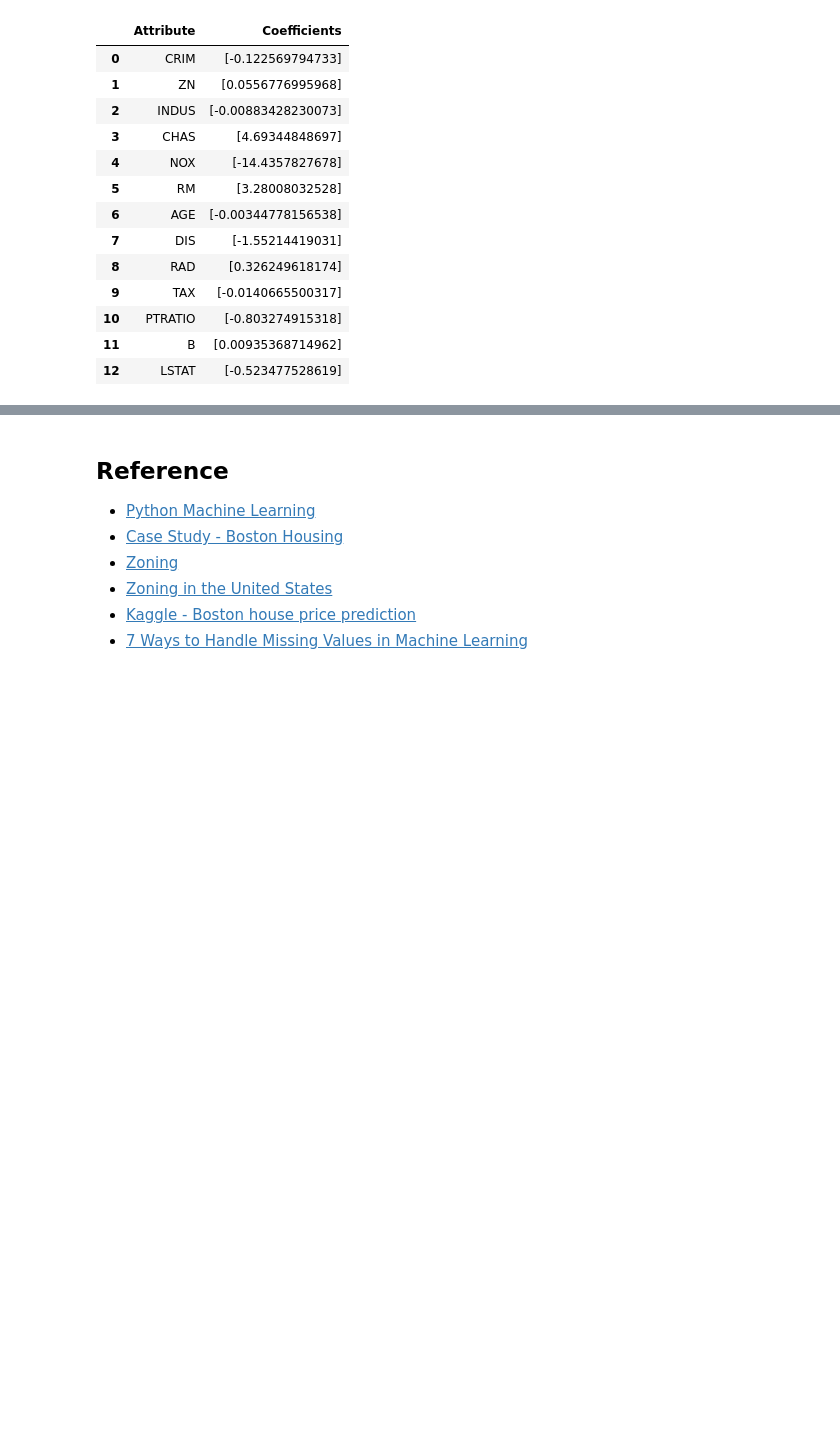
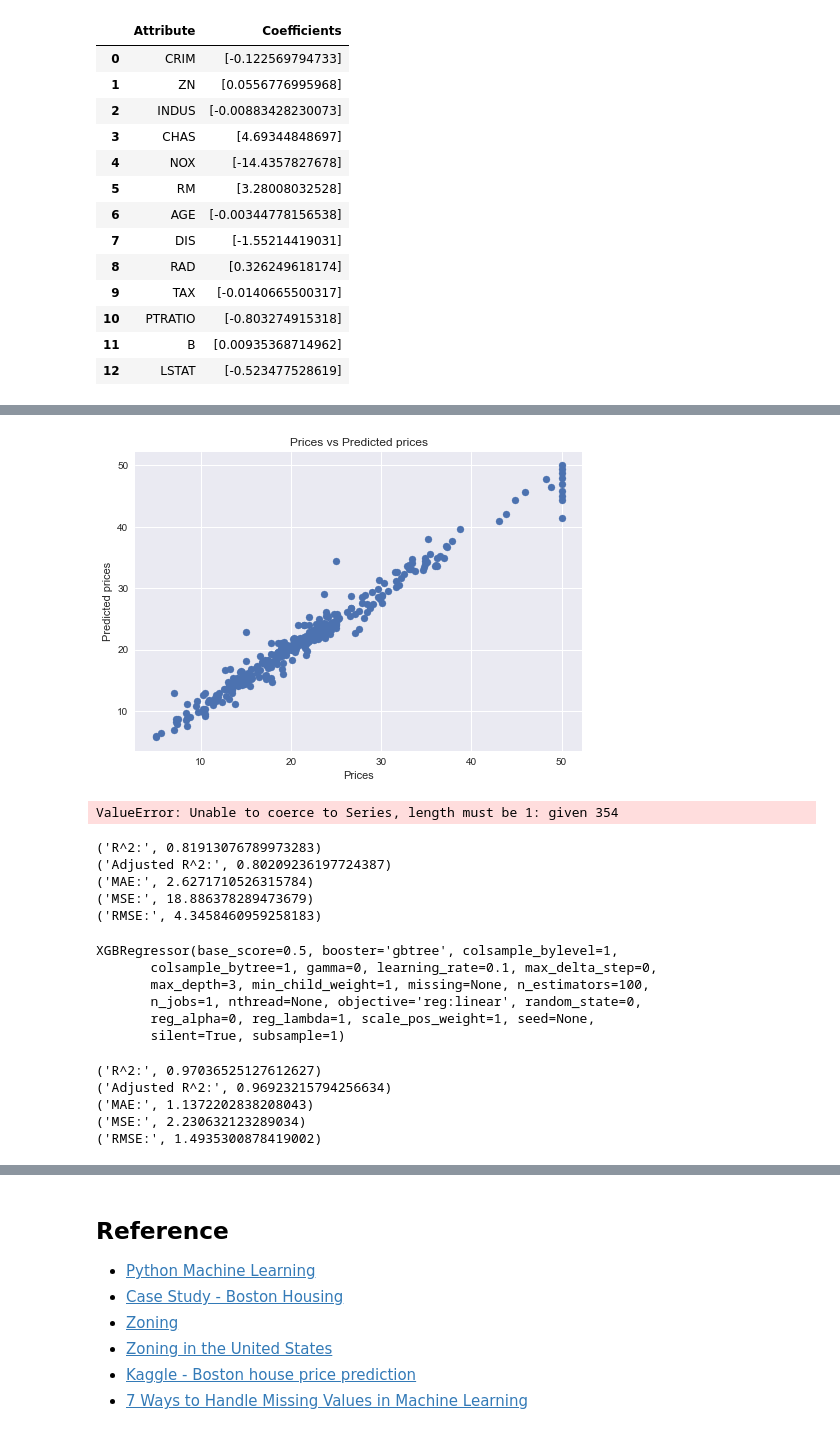
Before and after one commit to WenxuanZhang/Python-Cheat-Sheet, a Jupyter notebook: Machine Learning.ipynb, the cells around one changed output, grey strips where cells are left out. Drawn from its saved outputs; the diff is of its cells as text; code cells hidden in the pictures; blank space fills up the shorter version.

```diff
--- a/Machine Learning.ipynb
+++ b/Machine Learning.ipynb
@@ -298,0 +396,2 @@ coeffcients
+# %%
+y_pred = reg.predict(X_train)
@@ -298,0 +411,9 @@ coeffcients
+# %%
+# Visualizing the differences between actual prices and predicted values
+plt.scatter(y_train, y_pred)
+plt.xlabel("Prices")
+plt.ylabel("Predicted prices")
+plt.title("Prices vs Predicted prices")
+plt.show()
+# %% [output]
+[figure, added]
@@ -298,0 +422,40 @@ coeffcients
+# %%
+# Checking residuals
+plt.scatter(y_pred,y_train-y_pred)
+plt.title("Predicted vs residuals")
+plt.xlabel("Predicted")
+plt.ylabel("Residuals")
+plt.show()
+# %% [output]
+ValueError: Unable to coerce to Series, length must be 1: given 354
+# %%
+y_test_pred = reg.predict(X_test)
+# Model Evaluation
+acc_rf = metrics.r2_score(y_test, y_test_pred)
+print('R^2:', acc_rf)
+print('Adjusted R^2:',1 - (1-metrics.r2_score(y_test, y_test_pred))*(len(y_test)-1)/(len(y_test)-X_test.shape[1]-1))
+print('MAE:',metrics.mean_absolute_error(y_test, y_test_pred))
+print('MSE:',metrics.mean_squared_error(y_test, y_test_pred))
+print('RMSE:',np.sqrt(metrics.mean_squared_error(y_test, y_test_pred)))
+# %% [output]
+('R^2:', 0.81913076789973283)
+('Adjusted R^2:', 0.80209236197724387)
+('MAE:', 2.6271710526315784)
+('MSE:', 18.886378289473679)
+('RMSE:', 4.3458460959258183)
+# %%
+# Import XGBoost Regressor
+from xgboost import XGBRegressor
+
+#Create a XGBoost Regressor
+reg = XGBRegressor()
+
+# Train the model using the training sets
+reg.fit(X_train, y_train)
+# %% [output]
+XGBRegressor(base_score=0.5, booster='gbtree', colsample_bylevel=1,
+       colsample_bytree=1, gamma=0, learning_rate=0.1, max_delta_step=0,
+       max_depth=3, min_child_weight=1, missing=None, n_estimators=100,
+       n_jobs=1, nthread=None, objective='reg:linear', random_state=0,
+       reg_alpha=0, reg_lambda=1, scale_pos_weight=1, seed=None,
+       silent=True, subsample=1)
@@ -298,0 +464,13 @@ coeffcients
+# %%
+# Model Evaluation
+print('R^2:',metrics.r2_score(y_train, y_pred))
+print('Adjusted R^2:',1 - (1-metrics.r2_score(y_train, y_pred))*(len(y_train)-1)/(len(y_train)-X_train.shape[1]-1))
+print('MAE:',metrics.mean_absolute_error(y_train, y_pred))
+print('MSE:',metrics.mean_squared_error(y_train, y_pred))
+print('RMSE:',np.sqrt(metrics.mean_squared_error(y_train, y_pred)))
+# %% [output]
+('R^2:', 0.97036525127612627)
+('Adjusted R^2:', 0.96923215794256634)
+('MAE:', 1.1372202838208043)
+('MSE:', 2.230632123289034)
+('RMSE:', 1.4935300878419002)
```
Also changed, not shown: parts of 29 cells of this notebook.
